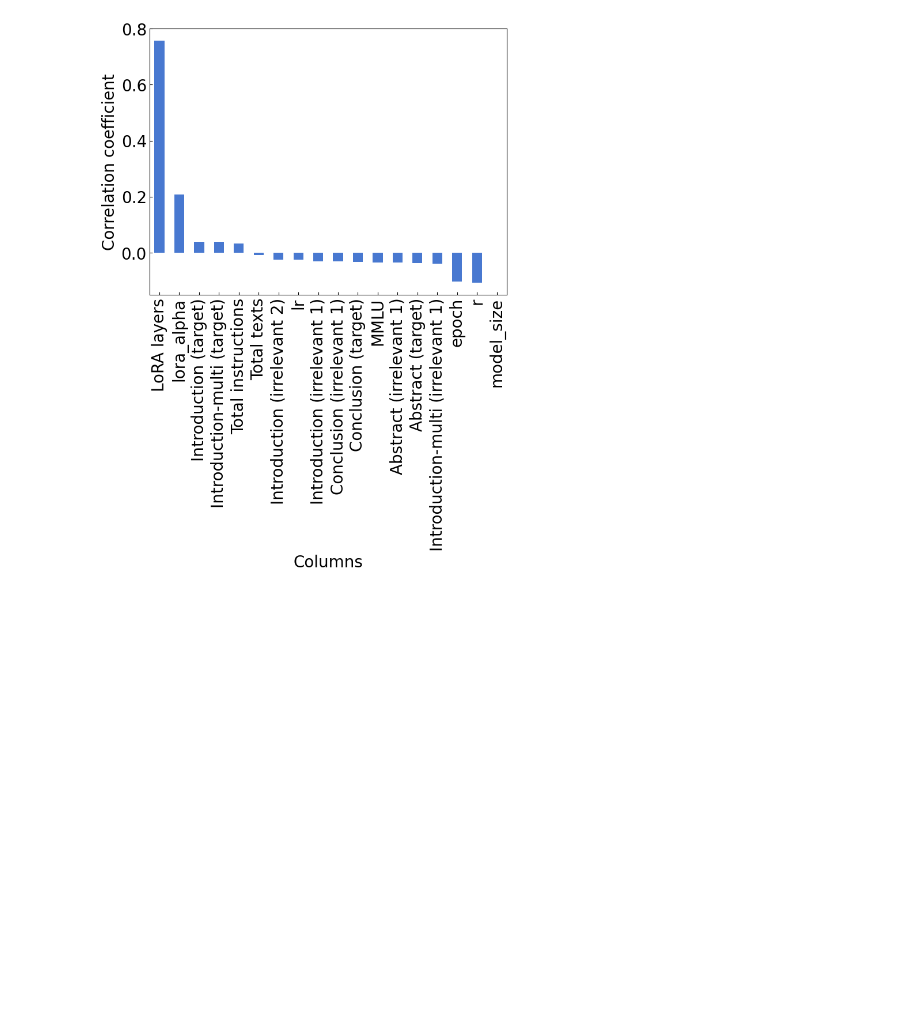
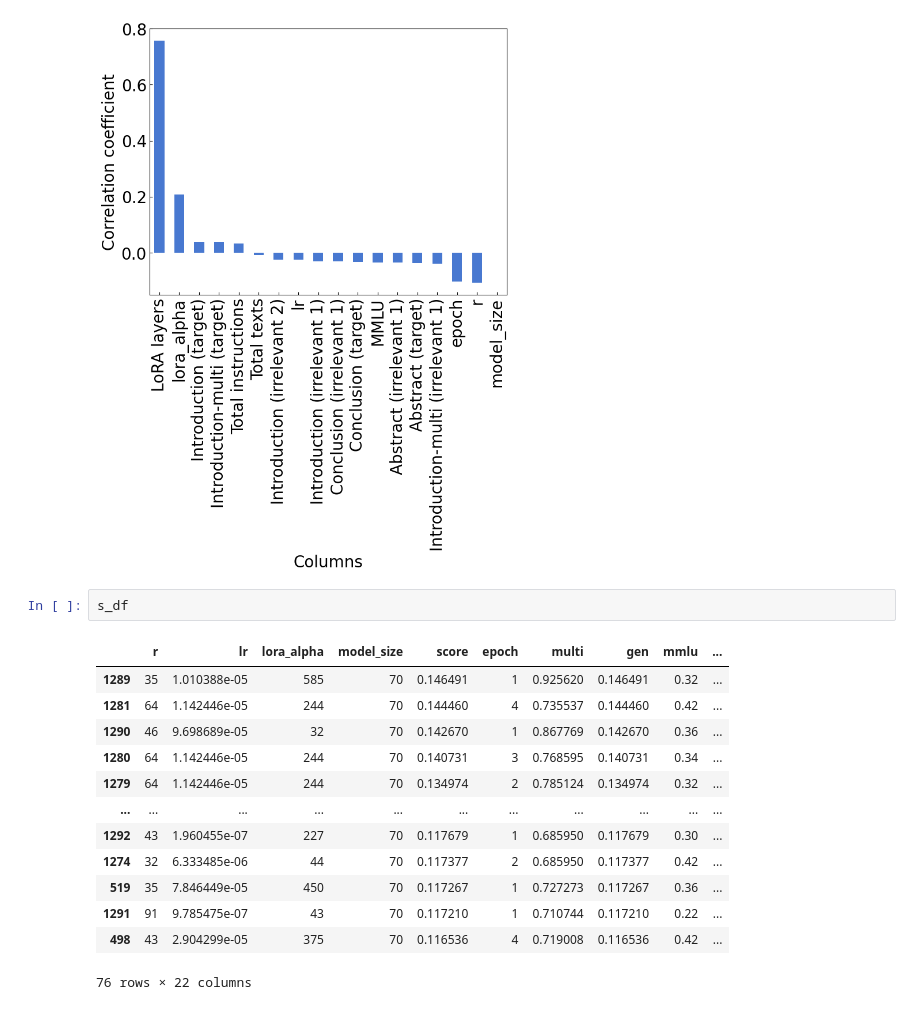
Before and after one commit to KanHatakeyama/Additional-training-Llama2, a Jupyter notebook: bayes/1111anal_optuna.ipynb, the cells around one changed output. Cells and saved outputs as stored; diff of their text form; blank space fills up the shorter version.

```diff
--- a/bayes/1111anal_optuna.ipynb
+++ b/bayes/1111anal_optuna.ipynb
@@ -253,3 +253,19 @@ plt.xlabel('Columns')
 plt.show()
 # %% [output]
 [figure]
+# %%
+s_df
+# %% [output]
+|  | r | lr | lora_alpha | model_size | score | epoch | multi | gen | mmlu | ... |
+| 1289 | 35 | 1.010388e-05 | 585 | 70 | 0.146491 | 1 | 0.925620 | 0.146491 | 0.32 | ... |
+| 1281 | 64 | 1.142446e-05 | 244 | 70 | 0.144460 | 4 | 0.735537 | 0.144460 | 0.42 | ... |
+| 1290 | 46 | 9.698689e-05 | 32 | 70 | 0.142670 | 1 | 0.867769 | 0.142670 | 0.36 | ... |
+| 1280 | 64 | 1.142446e-05 | 244 | 70 | 0.140731 | 3 | 0.768595 | 0.140731 | 0.34 | ... |
+| 1279 | 64 | 1.142446e-05 | 244 | 70 | 0.134974 | 2 | 0.785124 | 0.134974 | 0.32 | ... |
+| ... | ... | ... | ... | ... | ... | ... | ... | ... | ... | ... |
+| 1292 | 43 | 1.960455e-07 | 227 | 70 | 0.117679 | 1 | 0.685950 | 0.117679 | 0.30 | ... |
+| 1274 | 32 | 6.333485e-06 | 44 | 70 | 0.117377 | 2 | 0.685950 | 0.117377 | 0.42 | ... |
+| 519 | 35 | 7.846449e-05 | 450 | 70 | 0.117267 | 1 | 0.727273 | 0.117267 | 0.36 | ... |
+| 1291 | 91 | 9.785475e-07 | 43 | 70 | 0.117210 | 1 | 0.710744 | 0.117210 | 0.22 | ... |
+| 498 | 43 | 2.904299e-05 | 375 | 70 | 0.116536 | 4 | 0.719008 | 0.116536 | 0.42 | ... |
+76 rows × 22 columns
```
Also changed, not shown: 2 other files.
